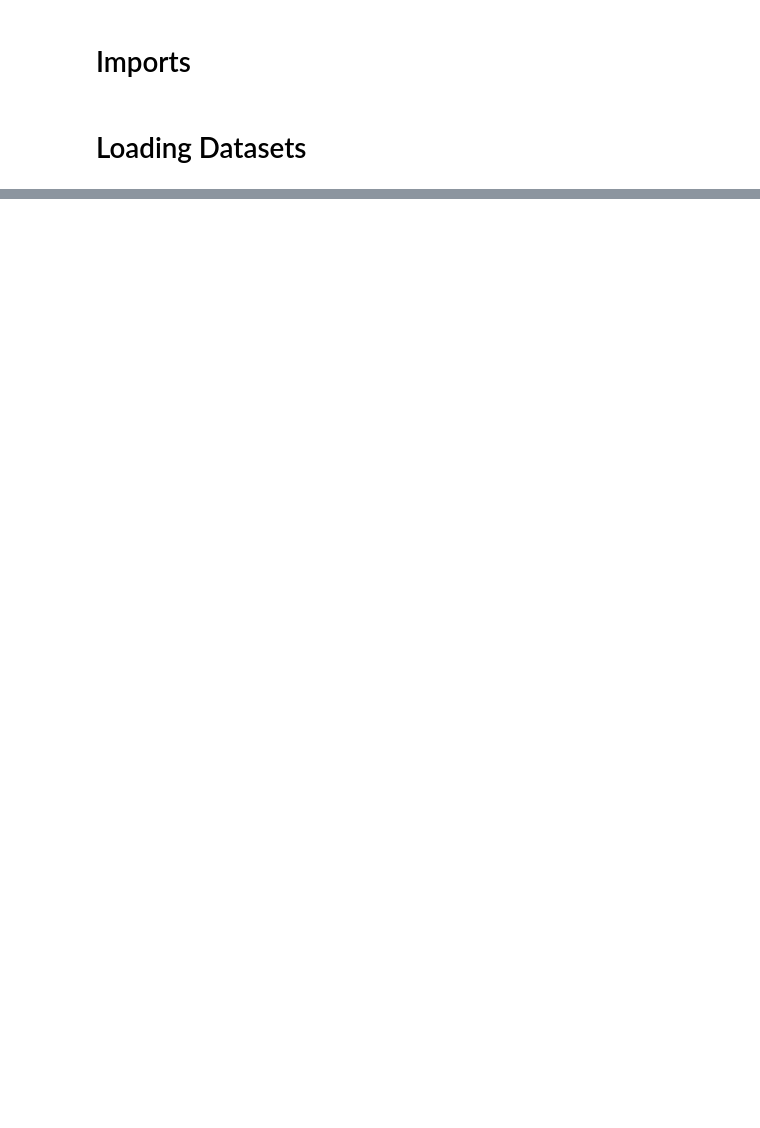
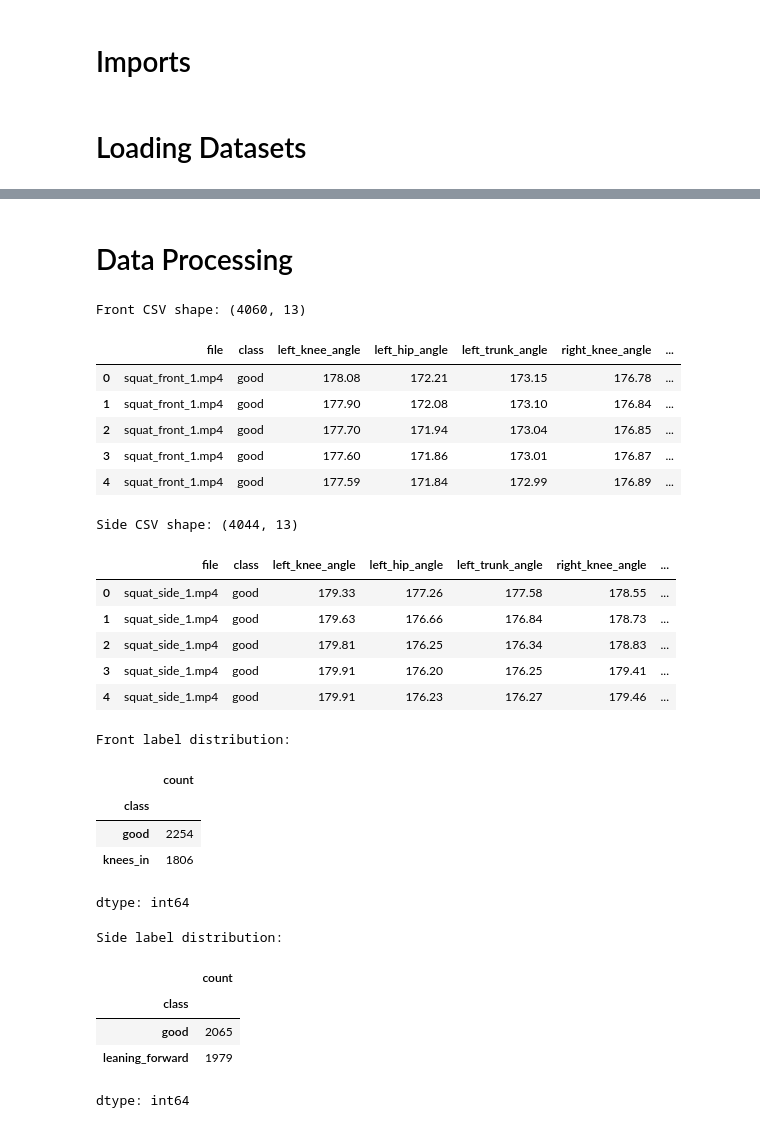
Before and after one commit to DabeenHemin/Real-Time-Health-Risk-Analysis-in-Weighted-Workout-Exercises, a Jupyter notebook: notebooks/squat_form_classifier.ipynb, the cells around one changed output, grey strips where cells are left out. Cells and saved outputs as stored; diff of their text form; code cells hidden in the pictures; blank space fills up the shorter version.

Commit message:
Add data exploration cell to check CSV shape row counts and label distribution for front and side squat training data

```diff
--- a/notebooks/squat_form_classifier.ipynb
+++ b/notebooks/squat_form_classifier.ipynb
@@ -34,0 +35,47 @@ Saving side.csv to side.csv
+# %% [markdown]
+# Data Processing
+# %%
+# load both CSVs into dataframes
+front_df = pd.read_csv('front.csv')
+side_df = pd.read_csv('side.csv')
+
+# check the shape and first few rows of each dataset
+print("Front CSV shape:", front_df.shape)
+display(front_df.head())
+
+print("Side CSV shape:", side_df.shape)
+display(side_df.head())
+
+# check how many rows per label
+print("\nFront label distribution:")
+display(front_df['class'].value_counts())
+
+print("\nSide label distribution:")
+display(side_df['class'].value_counts())
+# %% [output]
+Front CSV shape: (4060, 13)
+|  | file | class | left_knee_angle | left_hip_angle | left_trunk_angle | right_knee_angle | ... |
+| 0 | squat_front_1.mp4 | good | 178.08 | 172.21 | 173.15 | 176.78 | ... |
+| 1 | squat_front_1.mp4 | good | 177.90 | 172.08 | 173.10 | 176.84 | ... |
+| 2 | squat_front_1.mp4 | good | 177.70 | 171.94 | 173.04 | 176.85 | ... |
+| 3 | squat_front_1.mp4 | good | 177.60 | 171.86 | 173.01 | 176.87 | ... |
+| 4 | squat_front_1.mp4 | good | 177.59 | 171.84 | 172.99 | 176.89 | ... |
+Side CSV shape: (4044, 13)
+|  | file | class | left_knee_angle | left_hip_angle | left_trunk_angle | right_knee_angle | ... |
+| 0 | squat_side_1.mp4 | good | 179.33 | 177.26 | 177.58 | 178.55 | ... |
+| 1 | squat_side_1.mp4 | good | 179.63 | 176.66 | 176.84 | 178.73 | ... |
+| 2 | squat_side_1.mp4 | good | 179.81 | 176.25 | 176.34 | 178.83 | ... |
+| 3 | squat_side_1.mp4 | good | 179.91 | 176.20 | 176.25 | 179.41 | ... |
+| 4 | squat_side_1.mp4 | good | 179.91 | 176.23 | 176.27 | 179.46 | ... |
+Front label distribution:
+|  | count |
+| class |  |
+| good | 2254 |
+| knees_in | 1806 |
+dtype: int64
+Side label distribution:
+|  | count |
+| class |  |
+| good | 2065 |
+| leaning_forward | 1979 |
+dtype: int64
```
Also changed, not shown: parts of 1 cell of this notebook.
